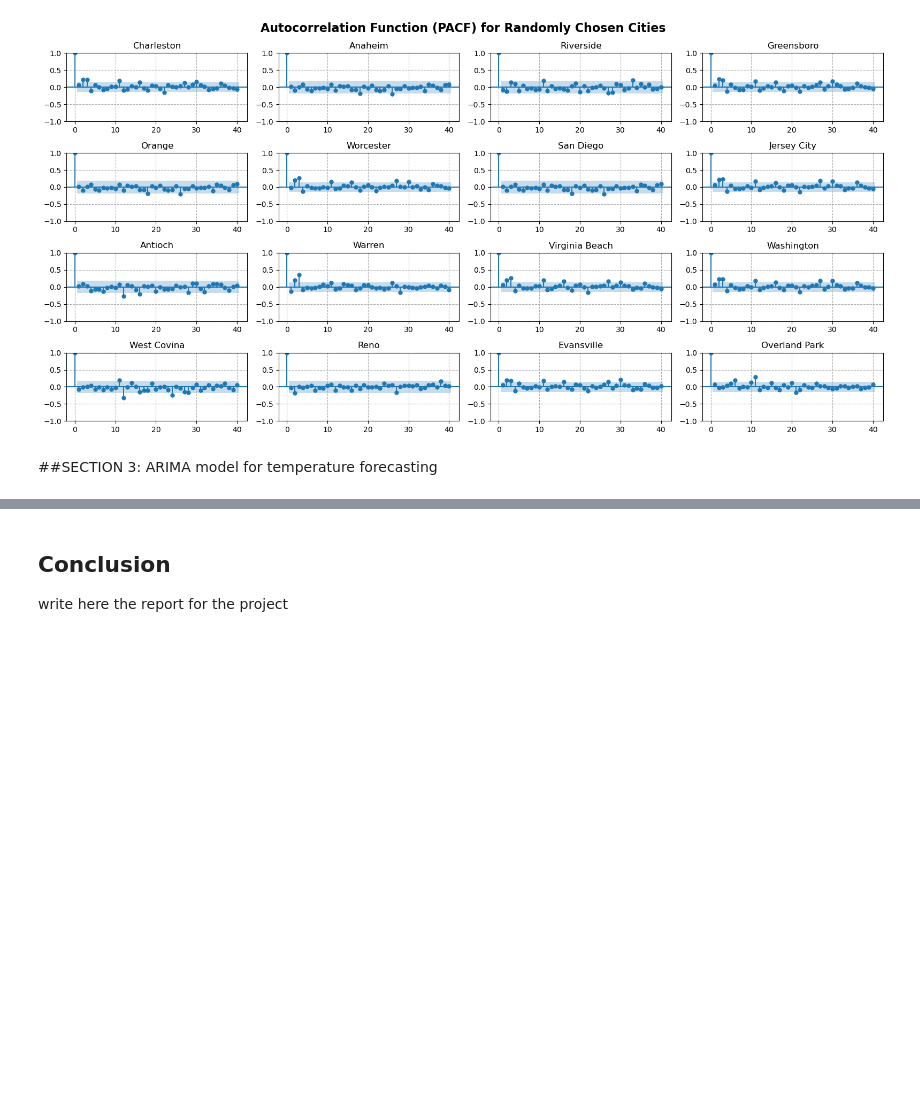
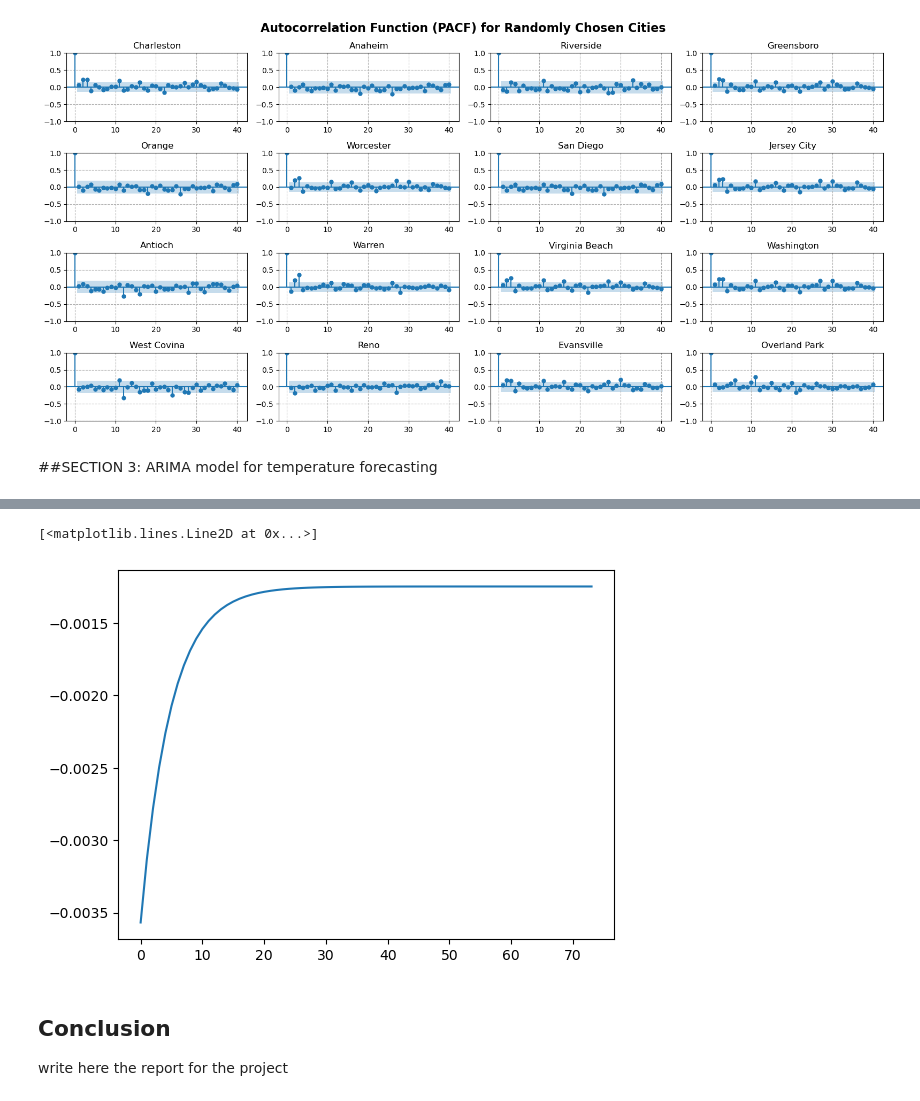
Before and after one commit to aredjil/Temperature-forecasting-for-different-cities-in-the-world, a Jupyter notebook: Project3.ipynb, the cells around one changed output, grey strips where cells are left out. Drawn from its saved outputs; the diff is of its cells as text; code cells hidden in the pictures; blank space fills up the shorter version.

```diff
--- a/Project3.ipynb
+++ b/Project3.ipynb
@@ -472,3 +492,8 @@ NameError: name 'best_pq' is not defined
+# %%
+plt.plot(predictions)
+# %% [output]
+[<matplotlib.lines.Line2D at 0x...>]
+[figure, added]
 # %% [markdown]
 ## Conclusion
 
```
Also changed, not shown: parts of 12 cells of this notebook.
